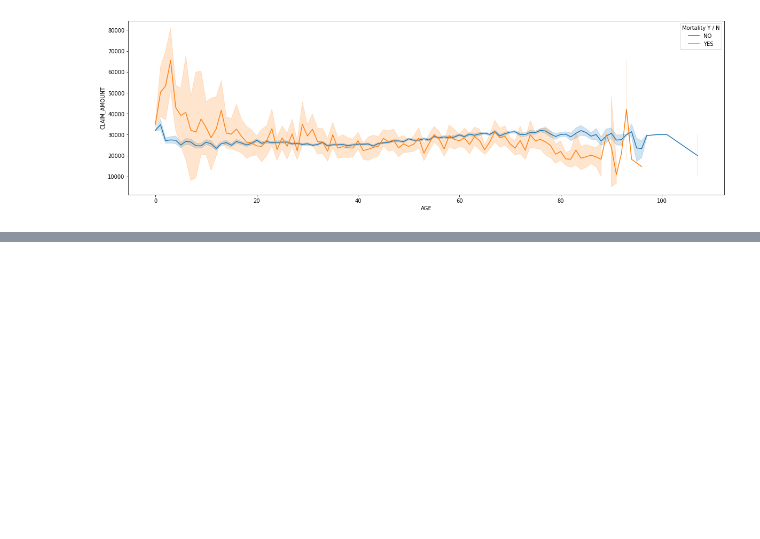
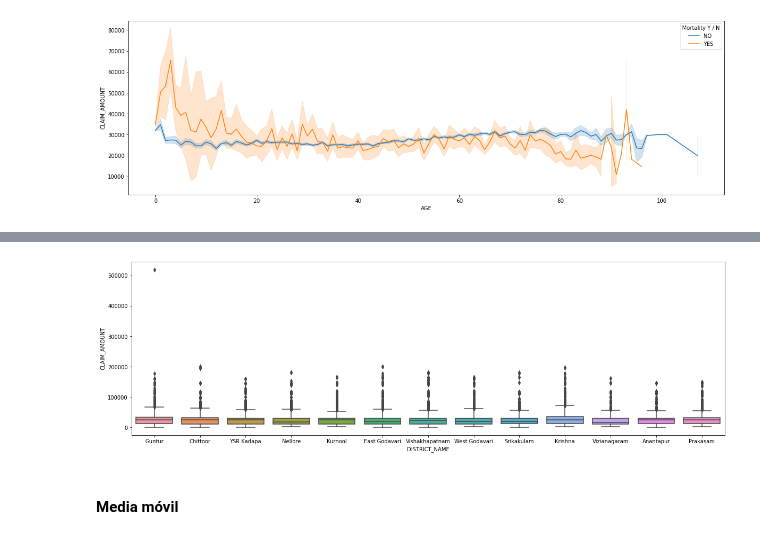
Before and after one commit to matog/Curso_EDA_Python_HealthData, a Jupyter notebook: notebook4031fa4176.ipynb, the cells around one changed output, grey strips where cells are left out. Saved outputs shown, nothing was run; the diff lists cells and outputs as text; code cells hidden in the pictures; blank space fills up the shorter version.

```diff
--- a/notebook4031fa4176.ipynb
+++ b/notebook4031fa4176.ipynb
@@ -635,0 +655,8 @@ plt.xticks(rotation=45); # el ; oculta el texto previo al gráfico. El mismo res
+# %%
+fig, ax = plt.subplots(figsize=(20, 6))
+
+sns.boxplot(x=data_graph['DISTRICT_NAME'], y=data_graph['CLAIM_AMOUNT']);
+# %% [output]
+[figure, added]
+# %% [markdown]
+#### Media móvil
```
Also changed, not shown: parts of 22 cells of this notebook.
